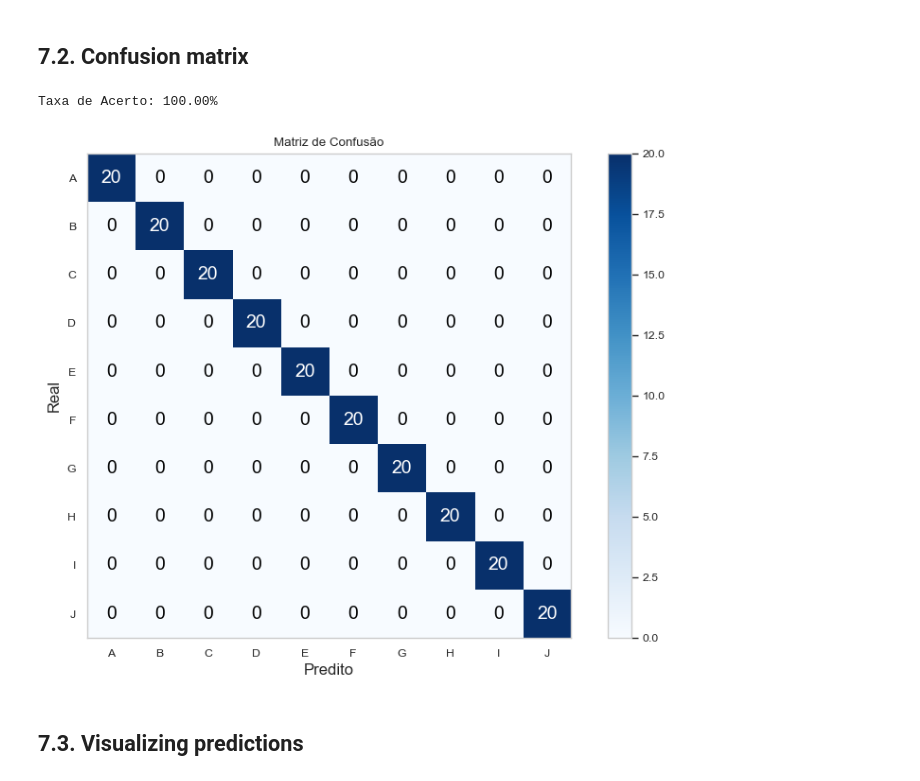
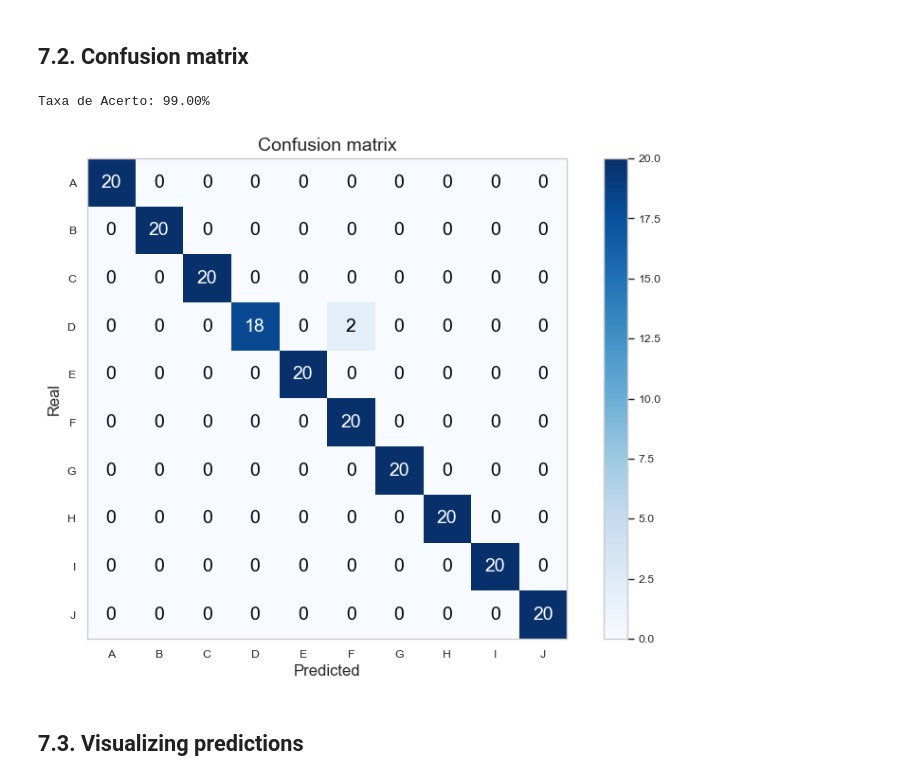
Before and after one commit to eulergomees/cnn_sign_language, a Jupyter notebook: cnn_sign_language.ipynb, the cells around one changed output. Cells and saved outputs as stored; diff of their text form; code cells hidden in the pictures.

```diff
--- a/cnn_sign_language.ipynb
+++ b/cnn_sign_language.ipynb
@@ -123,7 +120,7 @@ capture_count = 100  #photo amount per class
 img_size = 64  #photo size
 box_size = 400  #capture boz size in pixels
 
-new_capture = True  #performs a new photo capture if is equal True
+new_capture = False  #performs a new photo capture if is equal True
 # %% [markdown]
 ## 2.2. Model and training configuration
 # %%
@@ -183,7 +180,7 @@ def capture_images(class_name, num_images, capture_time, img_size, box_size, sav
             frame = cv2.flip(frame, 1)  #flip image to better position
 
             #add instructions in the screen
-            cv2.putText(frame, f'Position yourself in {class_name.upper()}', (10, 30), cv2.FONT_HERSHEY_SIMPLEX, 0.7,
+            cv2.putText(frame, f'Do {class_name.upper()} in sign language', (10, 30), cv2.FONT_HERSHEY_SIMPLEX, 0.7,
                         (0, 255, 0), 2)
             cv2.putText(frame, f'Press SPACE to start', (10, 60), cv2.FONT_HERSHEY_SIMPLEX, 0.7, (0, 255, 0), 2)
 
@@ -226,9 +223,9 @@ def capture_images(class_name, num_images, capture_time, img_size, box_size, sav
                           (cx + box_size // 2, cy + box_size // 2), (0, 0, 255), 2)
 
             #add the time countdown and photo capture count
-            cv2.putText(frame, f'Tempo: {remaining_time:.1f}s', (10, 30),
+            cv2.putText(frame, f'Time: {remaining_time:.1f}s', (10, 30),
                         cv2.FONT_HERSHEY_SIMPLEX, 0.7, (0, 0, 255), 2)
-            cv2.putText(frame, f'Fotos: {images_captured}/{num_images}', (10, 60),
+            cv2.putText(frame, f'Photos: {images_captured}/{num_images}', (10, 60),
                         cv2.FONT_HERSHEY_SIMPLEX, 0.7, (0, 0, 255), 2)
             cv2.putText(frame, f'{class_name.upper()}', (10, 90),
                         cv2.FONT_HERSHEY_SIMPLEX, 0.7, (0, 0, 255), 2)
@@ -620,16 +601,23 @@ if new_model:
         save_best_only=True
     )
 
+    lr = ReduceLROnPlateau(
+    monitor='val_loss',
+    factor=0.2,
+    patience=5,
+    min_lr=0.00001,
+    verbose=1
+)
+
     es = EarlyStopping(monitor='val_loss', mode='min', patience=50, restore_best_weights=True)
 
     if augmentation_exec and datagen is not None:
-        #treina com data augmentation
         history = cnn_model.fit(
             datagen.flow(x_train, y_train, batch_size=8),
             validation_data=(x_val, y_val),
             epochs=300,
             verbose=1,
-            callbacks=[es, cp],
+            callbacks=[es, cp, lr],
             steps_per_epoch=len(x_train) // 8
         )
     else:
@@ -639,7 +627,7 @@ if new_model:
             validation_data=(x_val, y_val),
             epochs=300,
             verbose=1,
-            callbacks=[es, cp],
+            callbacks=[es, cp,lr],
             batch_size=8,
             shuffle=True
         )
@@ -731,36 +717,34 @@ realized predictions: 200
 # %%
 cm = confusion_matrix(y_true, y_pred)
 
-#calculando a taxa de acerto
 accuracy = np.trace(cm) / cm.sum()
 accuracy_percent = round(accuracy * 100, 2)
-print(f"Taxa de Acerto: {accuracy_percent:.2f}%")
+print(f"Accurary: {accuracy_percent:.2f}%")
 # %% [output]
-Taxa de Acerto: 100.00%
+Taxa de Acerto: 99.00%
 # %%
 plt.figure(figsize=(8, 6))
 plt.grid(False)
 plt.imshow(cm, cmap='Blues')
 
-plt.xlabel('Predito', fontsize=12)
+plt.xlabel('Predicted', fontsize=12)
 plt.ylabel('Real', fontsize=12)
-plt.title('Matriz de Confusão')
+plt.title('Confusion matrix', fontsize=14)
 
-#adiciona rotulos dos eixos
 plt.xticks(range(num_classes), class_names)
 plt.yticks(range(num_classes), class_names)
 
 threshold = cm.max() / 2.0
 for i in range(cm.shape[0]):
     for j in range(cm.shape[1]):
         color = 'white' if cm[i, j] > threshold else 'black'
         plt.text(j, i, str(cm[i, j]), ha='center', va='center', color=color, fontsize=14)
 
 plt.colorbar()
 plt.tight_layout()
 plt.show()
 # %% [output]
-[figure, old version]
+[figure, new version]
 # %% [markdown]
 ## 7.3. Visualizing predictions
 # %%
```
Also changed, not shown: parts of 18 cells of this notebook, 4 other files.
